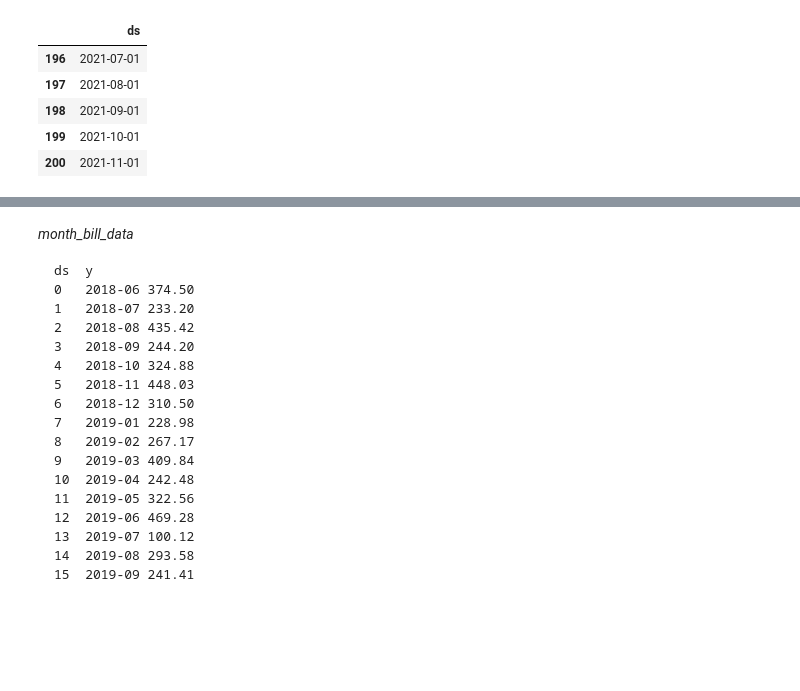
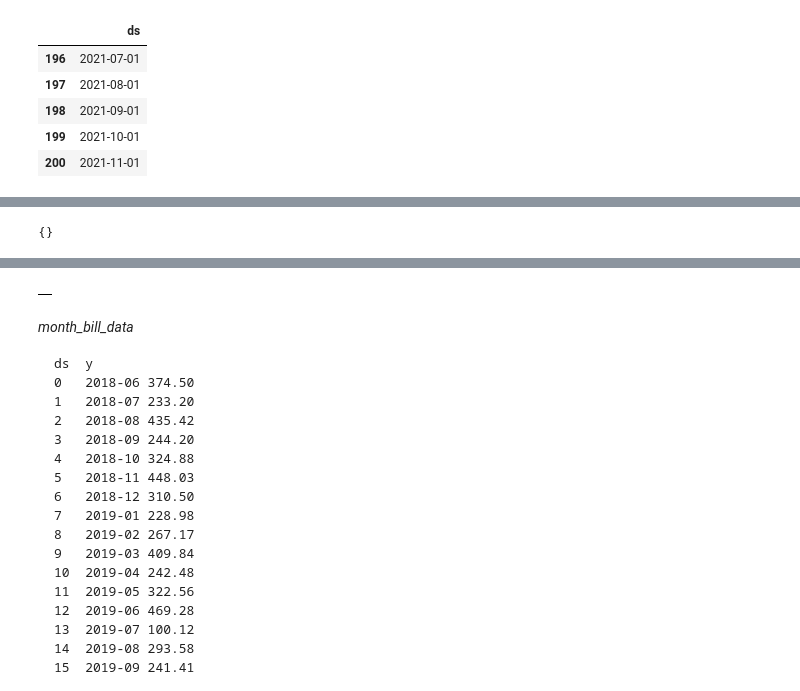
Before and after one commit to anjaleeDS/DataVizStanford, a Jupyter notebook: DoordashPredictions.ipynb, the cells around one changed output, grey strips where cells are left out. Cells and saved outputs as stored; diff of their text form; code cells hidden in the pictures; blank space fills up the shorter version.

```diff
--- a/DoordashPredictions.ipynb
+++ b/DoordashPredictions.ipynb
@@ -289,0 +380,18 @@ fig2 = my_model.plot_components(forecast)
+# %%
+holidays.UnitedStates()
+# %% [output]
+{}
+# %%
+%pip install holidays
+import holidays
+
+holidays_df = pd.DataFrame(holidays.UnitedStates())
+
+holidays_df
+
+
+# my_model_holidays =Prophet(interval_width=0.95, yearly_seasonality=True, weekly_seasonality=True, holidays=holidays_df, changepoint_prior_scale=2)
+# my_model_holidays.add_country_holidays(country_name='US')
+
+# my_model_holidays.fit(pdf)
+# %% [output]
@@ -290,3 +401,4 @@ fig2 = my_model.plot_components(forecast)
+|  |
 # %% [markdown]
 *month_bill_data*
 
```
Also changed, not shown: parts of 22 cells of this notebook.
